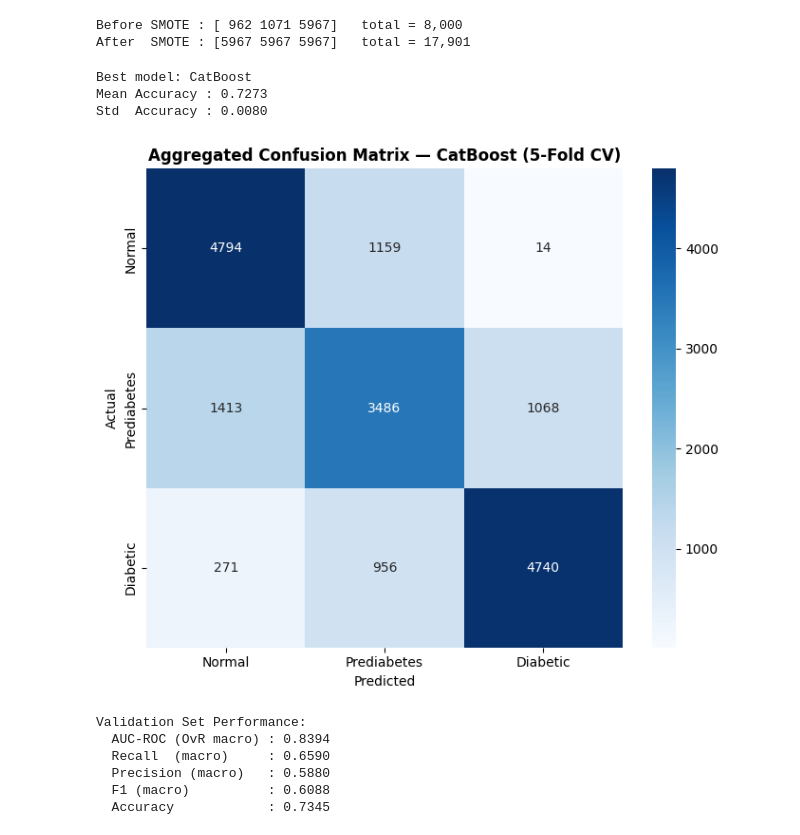
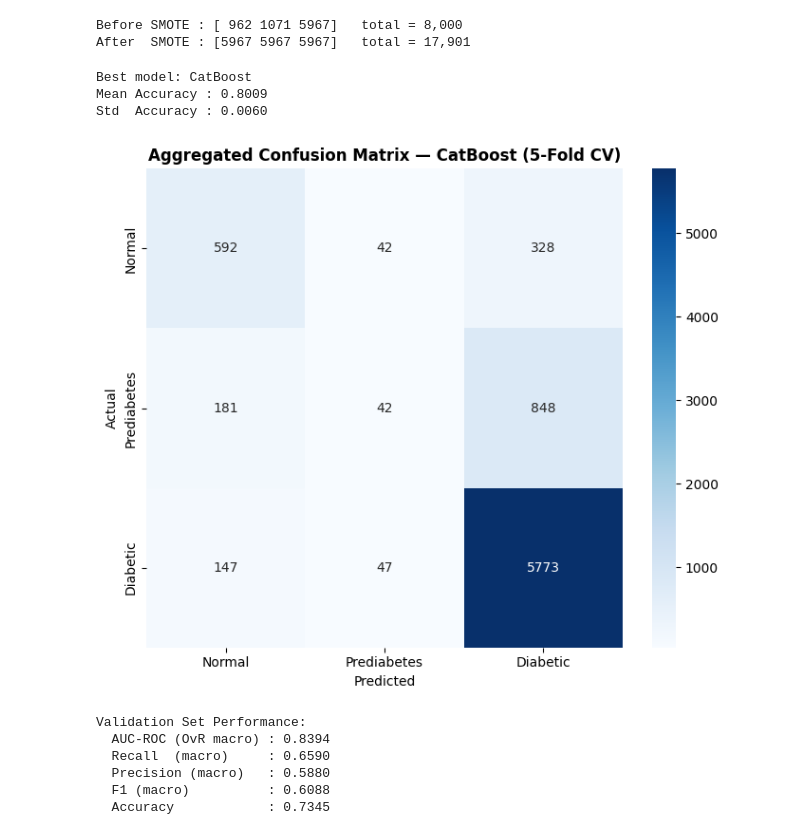
Before and after one commit to brain188/Diabetes-Obesity-Risk-Prediction, a Jupyter notebook: model/diabobesity-prediction/notebooks/modelling.ipynb, the cells around one changed output. Cells and saved outputs as stored; diff of their text form; code cells hidden in the pictures.

```diff
--- a/model/diabobesity-prediction/notebooks/modelling.ipynb
+++ b/model/diabobesity-prediction/notebooks/modelling.ipynb
@@ -986,39 +986,39 @@ best_model = models[best_name]
 print(f"Best model: {best_name}")
 
 # 5-fold aggregated confusion matrix (3 classes)
 final_cm   = np.zeros((3, 3), dtype=int)
 accuracies = []
 
 skf2 = StratifiedKFold(n_splits=5, shuffle=True, random_state=RANDOM_STATE)
 
-for train_idx, val_idx in skf2.split(X_train_res, y_train_res):
-    Xf_tr, Xf_val = X_train_res[train_idx], X_train_res[val_idx]
-    yf_tr, yf_val = y_train_res[train_idx], y_train_res[val_idx]
+for train_idx, val_idx in skf2.split(X_train, y_train):
+    Xf_tr, Xf_val = X_train[train_idx], X_train[val_idx]
+    yf_tr, yf_val = y_train[train_idx], y_train[val_idx]
 
     fold_model = copy.deepcopy(best_model)
     fold_model.fit(Xf_tr, yf_tr)
     yf_hat = fold_model.predict(Xf_val)
 
     accuracies.append(accuracy_score(yf_val, yf_hat))
     final_cm += confusion_matrix(yf_val, yf_hat, labels=[0, 1, 2])
 
 print(f"Mean Accuracy : {np.mean(accuracies):.4f}")
 print(f"Std  Accuracy : {np.std(accuracies):.4f}")
 
 class_labels = ["Normal", "Prediabetes", "Diabetic"]
 plt.figure(figsize=(7, 6))
 sns.heatmap(final_cm, annot=True, fmt="d", cmap="Blues",
             xticklabels=class_labels, yticklabels=class_labels)
 plt.xlabel("Predicted")
 plt.ylabel("Actual")
 plt.title(f"Aggregated Confusion Matrix — {best_name} (5-Fold CV)", fontweight="bold")
 plt.tight_layout()
 plt.show()
 # %% [output]
 Best model: CatBoost
-Mean Accuracy : 0.7273
-Std  Accuracy : 0.0080
+Mean Accuracy : 0.8009
+Std  Accuracy : 0.0060
-[figure, old version]
+[figure, new version]
 # %%
 import copy
 
```
Also changed, not shown: 4 other files.
